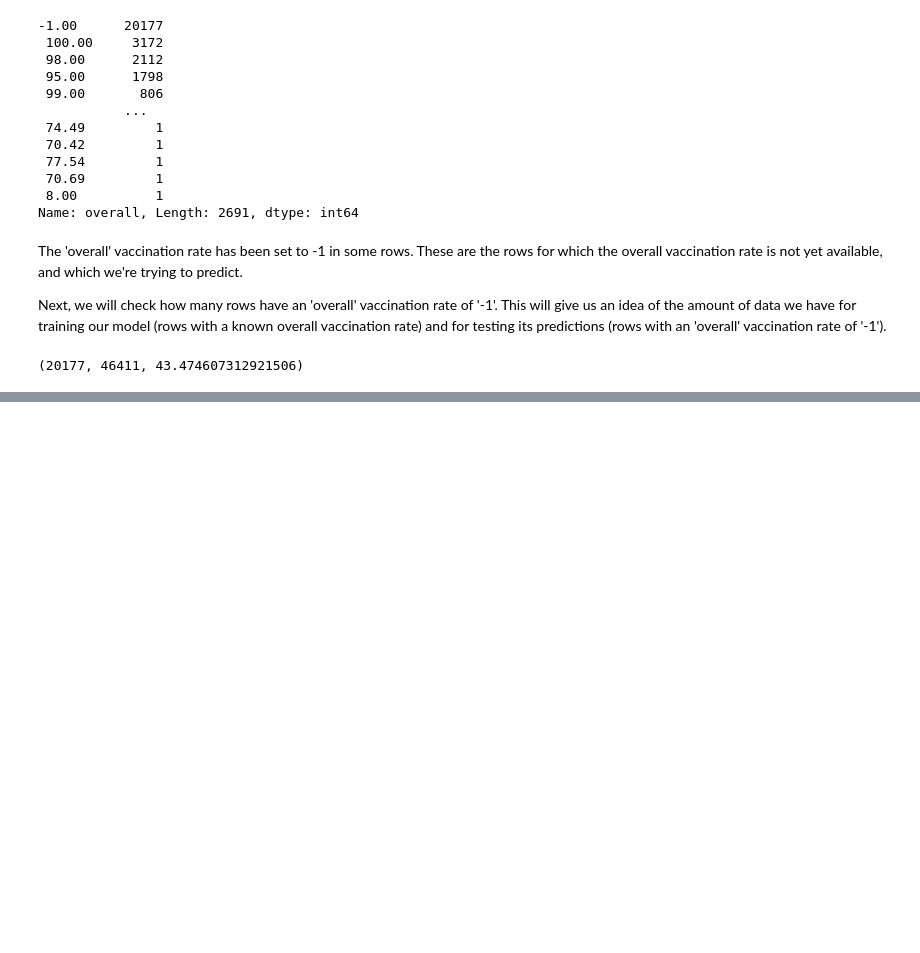
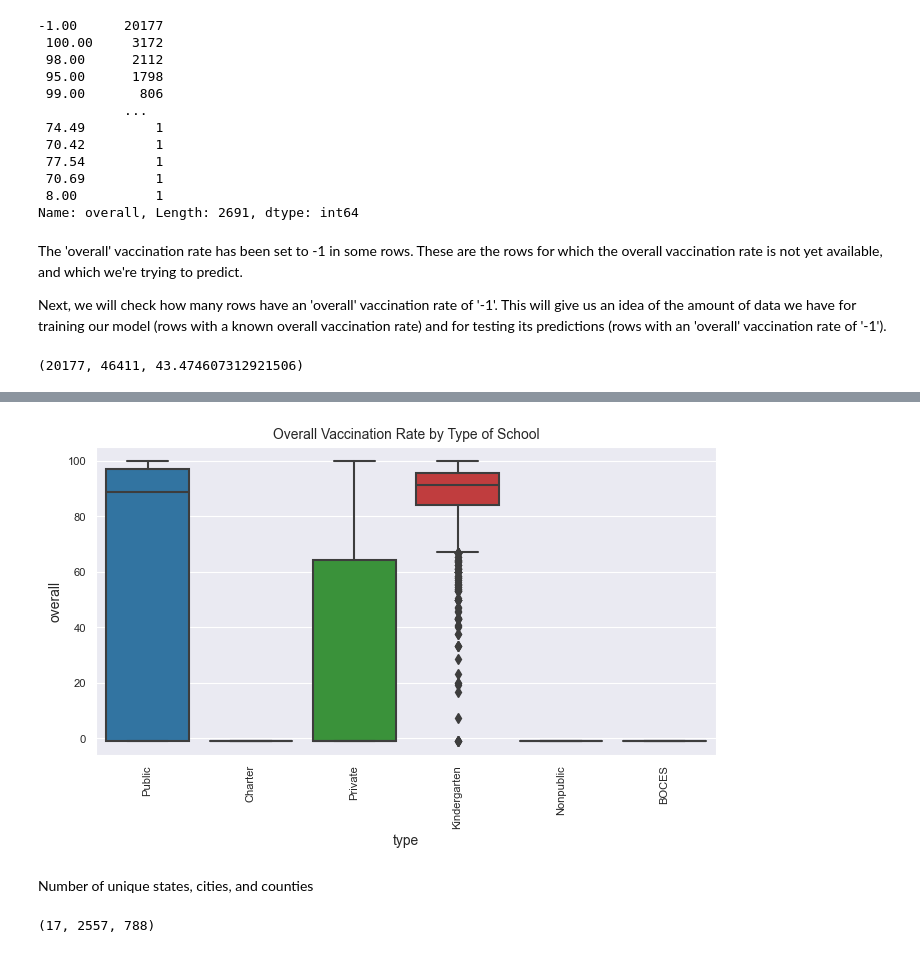
Before and after one commit to ElKokk/Measle-Dataset---Project, a Jupyter notebook: project_measles.ipynb, the cells around one changed output, grey strips where cells are left out. Cells and saved outputs as stored; diff of their text form; code cells hidden in the pictures; blank space fills up the shorter version.

```diff
--- a/project_measles.ipynb
+++ b/project_measles.ipynb
@@ -67,0 +118,29 @@ missing_overall, total_rows, missing_overall / total_rows * 100
+# %%
+plt.rcParams['axes.titlesize'] = 10
+plt.rcParams['axes.labelsize'] = 10
+plt.rcParams['ytick.labelsize'] = 8
+
+plt.rcParams['xtick.labelsize'] = 8
+
+
+
+plt.figure(figsize=(8, 4))
+sns.boxplot(data=subset_data, x='type', y='overall')
+plt.title('Overall Vaccination Rate by Type of School')
+plt.xticks(rotation=90)
+plt.show()
+# %% [output]
+[figure, added]
+# %% [markdown]
+Number of unique states, cities, and counties
+# %%
+filtered_data = data[data['overall'] != -1]
+
+
+n_states = filtered_data['state'].nunique()
+n_cities = filtered_data['city'].nunique()
+n_counties = filtered_data['county'].nunique()
+
+n_states, n_cities, n_counties
+# %% [output]
+(17, 2557, 788)
```
Also changed, not shown: parts of 12 cells of this notebook.
